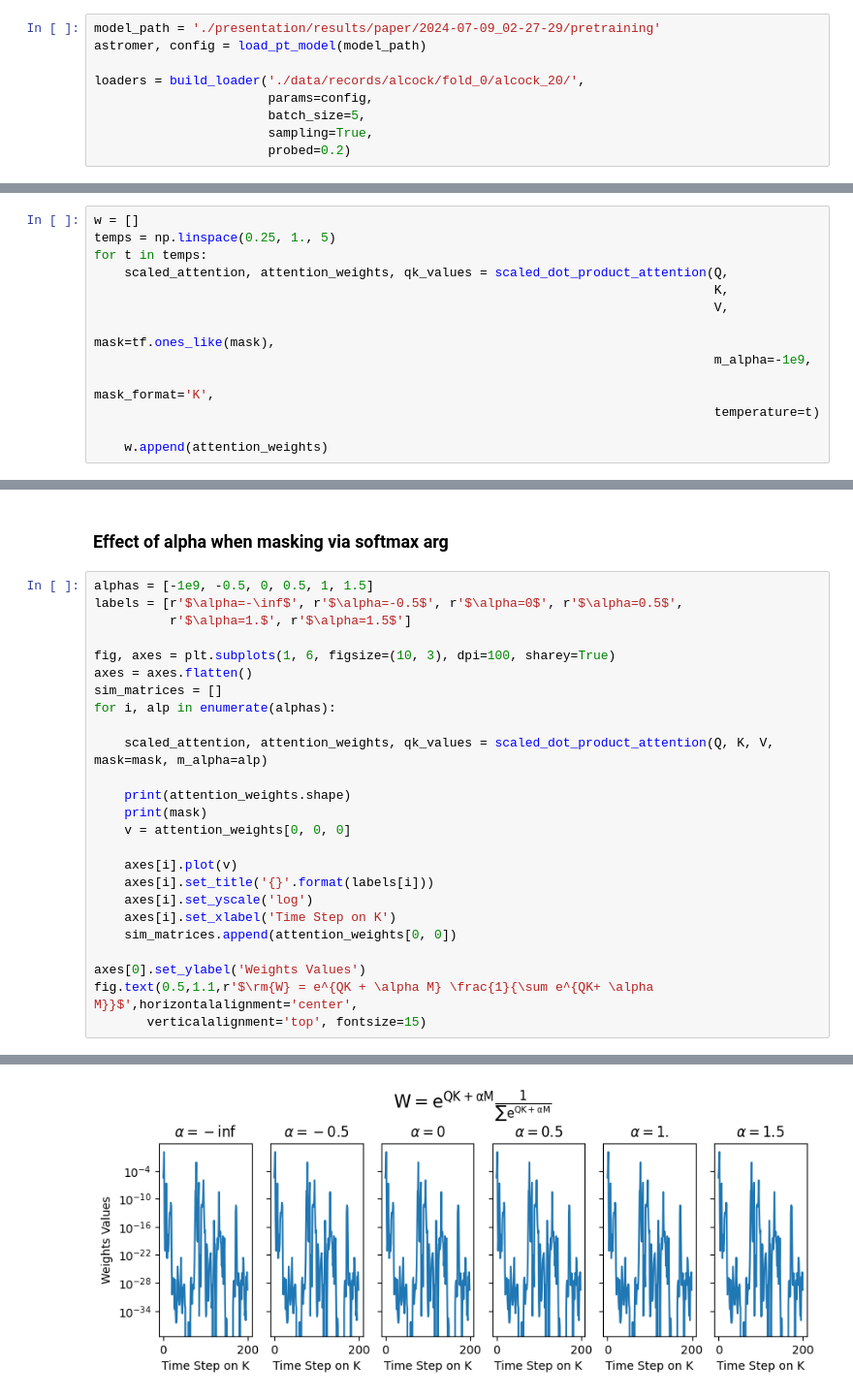
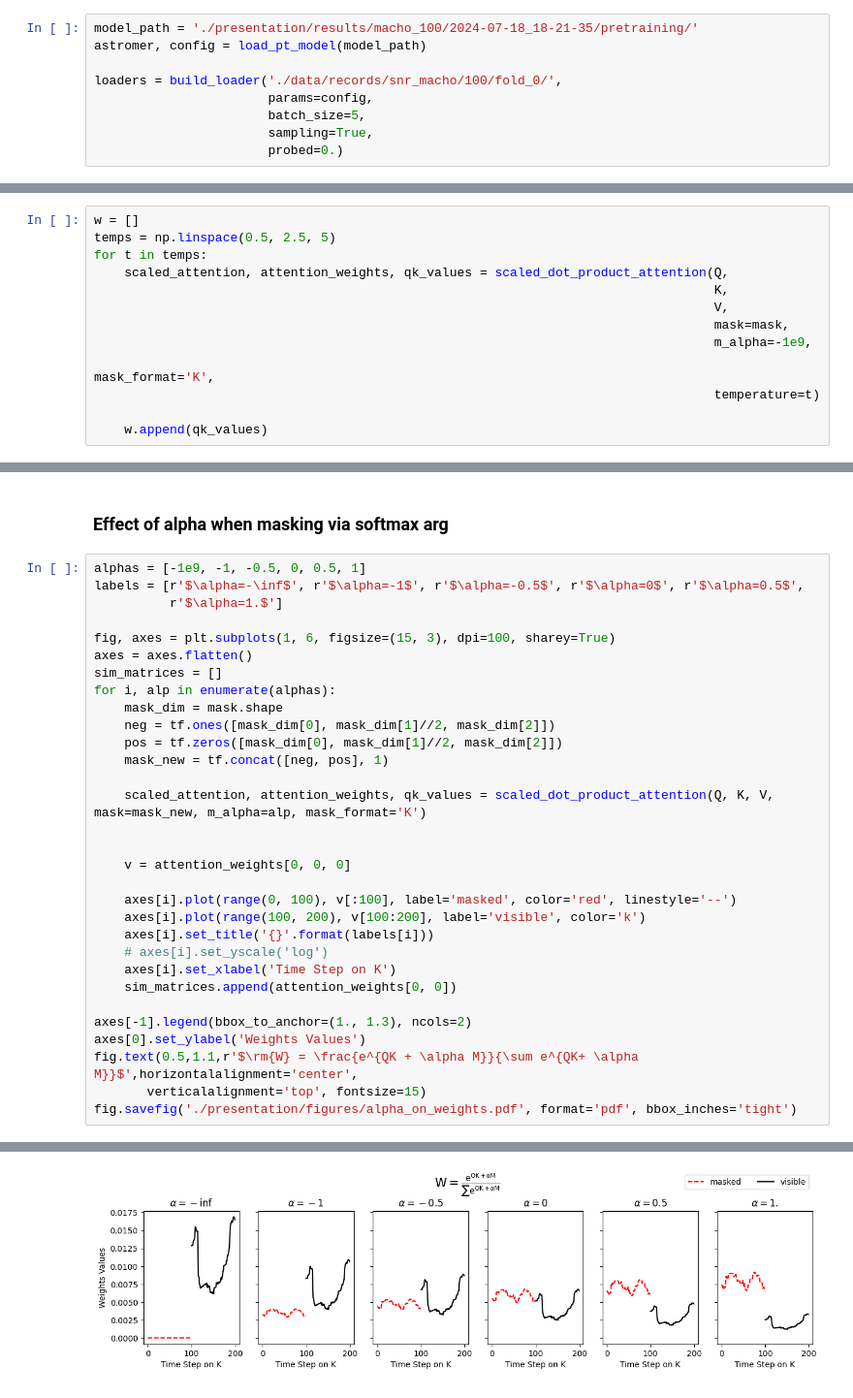
Before and after one commit to cridonoso/astromer, a Jupyter notebook: presentation/notebooks/MaskedSelfAttention.ipynb, the cells around one changed output, grey strips where cells are left out. Shown at 97% size. Saved outputs shown, nothing was run; the diff lists cells and outputs as text.

Commit message:
trash figures removed

```diff
--- a/presentation/notebooks/MaskedSelfAttention.ipynb
+++ b/presentation/notebooks/MaskedSelfAttention.ipynb
@@ -30,10 +28,10 @@ To enable the following instructions: AVX2 FMA, in other operations, rebuild Ten
 # %%
-model_path = './presentation/results/paper/2024-07-09_02-27-29/pretraining'
+model_path = './presentation/results/macho_100/2024-07-18_18-21-35/pretraining/'
 astromer, config = load_pt_model(model_path)
 
-loaders = build_loader('./data/records/alcock/fold_0/alcock_20/',
+loaders = build_loader('./data/records/snr_macho/100/fold_0/',
                        params=config,
                        batch_size=5,
                        sampling=True,
-                       probed=0.2)
+                       probed=0.)
 # %% [output]
@@ -83,17 +74,17 @@ for batch, _ in loaders['train'].take(1):
 ### Effect of temperature
 # %%
 w = []
-temps = np.linspace(0.25, 1., 5)
+temps = np.linspace(0.5, 2.5, 5)
 for t in temps:
     scaled_attention, attention_weights, qk_values = scaled_dot_product_attention(Q,
                                                                                   K,
                                                                                   V,
-                                                                                  mask=tf.ones_like(mask),
+                                                                                  mask=mask,
                                                                                   m_alpha=-1e9,
                                                                                   mask_format='K',
                                                                                   temperature=t)
 
-    w.append(attention_weights)
+    w.append(qk_values)
 # %%
 master = w[-1][0, 0, :, 0]
 
@@ -117,28 +108,34 @@ Text(0, 0.5, '$s(\\rm{QK}^{\\top} -\\infty\\rm{M})$')
 # %% [markdown]
 ### Effect of alpha when masking via softmax arg
 # %%
-alphas = [-1e9, -0.5, 0, 0.5, 1, 1.5]
-labels = [r'$\alpha=-\inf$', r'$\alpha=-0.5$', r'$\alpha=0$', r'$\alpha=0.5$',
-          r'$\alpha=1.$', r'$\alpha=1.5$']
+alphas = [-1e9, -1, -0.5, 0, 0.5, 1]
+labels = [r'$\alpha=-\inf$', r'$\alpha=-1$', r'$\alpha=-0.5$', r'$\alpha=0$', r'$\alpha=0.5$',
+          r'$\alpha=1.$']
 
-fig, axes = plt.subplots(1, 6, figsize=(10, 3), dpi=100, sharey=True)
+fig, axes = plt.subplots(1, 6, figsize=(15, 3), dpi=100, sharey=True)
 axes = axes.flatten()
 sim_matrices = []
 for i, alp in enumerate(alphas):
+    mask_dim = mask.shape
+    neg = tf.ones([mask_dim[0], mask_dim[1]//2, mask_dim[2]])
+    pos = tf.zeros([mask_dim[0], mask_dim[1]//2, mask_dim[2]])
+    mask_new = tf.concat([neg, pos], 1)
 
-    scaled_attention, attention_weights, qk_values = scaled_dot_product_attention(Q, K, V, mask=mask, m_alpha=alp)
+    scaled_attention, attention_weights, qk_values = scaled_dot_product_attention(Q, K, V, mask=mask_new, m_alpha=alp, mask_format='K')
 
-    print(attention_weights.shape)
-    print(mask)
+
     v = attention_weights[0, 0, 0]
 
-    axes[i].plot(v)
+    axes[i].plot(range(0, 100), v[:100], label='masked', color='red', linestyle='--')
+    axes[i].plot(range(100, 200), v[100:200], label='visible', color='k')
     axes[i].set_title('{}'.format(labels[i]))
-    axes[i].set_yscale('log')
+    # axes[i].set_yscale('log')
     axes[i].set_xlabel('Time Step on K')
     sim_matrices.append(attention_weights[0, 0])
 
+axes[-1].legend(bbox_to_anchor=(1., 1.3), ncols=2)
 axes[0].set_ylabel('Weights Values')
-fig.text(0.5,1.1,r'$\rm{W} = e^{QK + \alpha M} \frac{1}{\sum e^{QK+ \alpha M}}$',horizontalalignment='center',
+fig.text(0.5,1.1,r'$\rm{W} = \frac{e^{QK + \alpha M}}{\sum e^{QK+ \alpha M}}$',horizontalalignment='center',
        verticalalignment='top', fontsize=15)
+fig.savefig('./presentation/figures/alpha_on_weights.pdf', format='pdf', bbox_inches='tight')
 # %% [output]
@@ -163,4 +142,4 @@ Text(0.5, 1.1, '$\\rm{W} = e^{QK + \\alpha M} \\frac{1}{\\sum e^{QK+ \\alpha M}}
-[figure, old version]
+[figure, new version]
 # %%
 plt.figure(dpi=100)
 plt.imshow(sim_matrices[0])
```
Also changed, not shown: parts of 7 cells of this notebook, 25 other files.
